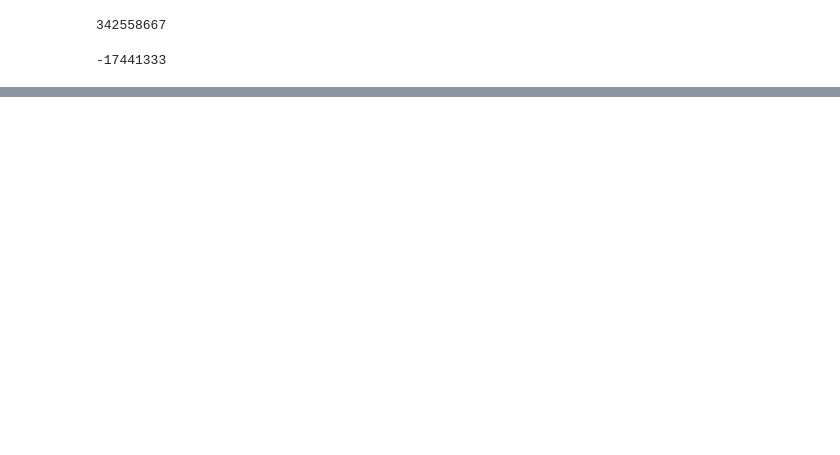
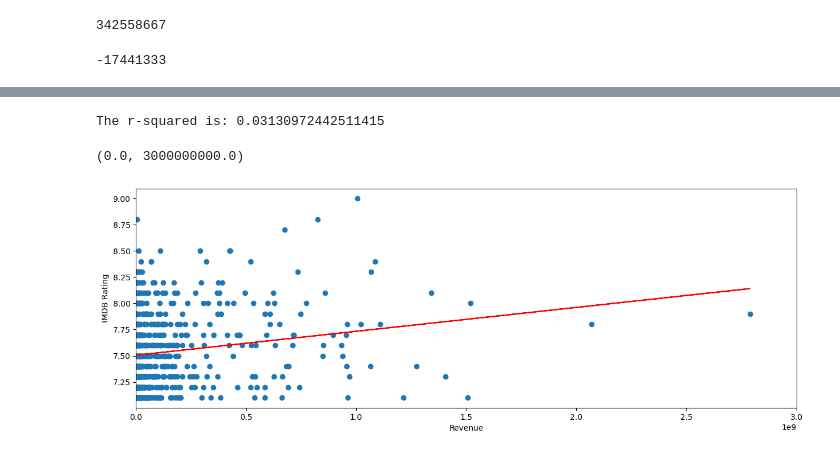
Before and after one commit to Robotrousers/Group1Proj1, a Jupyter notebook: movies_ratings.ipynb, the cells around one changed output, grey strips where cells are left out. Drawn from its saved outputs; the diff is of its cells as text; code cells hidden in the pictures; blank space fills up the shorter version.

```diff
--- a/movies_ratings.ipynb
+++ b/movies_ratings.ipynb
@@ -406,0 +407,10 @@ budget_center
+# %%
+x_values = high_rating['Revenue']
+y_values = high_rating['IMDB Rating']
+plt.figure(figsize=(15,5))
+line_reg(x_values, y_values, 'Revenue', 'IMDB Rating')
+plt.xlim(0, 3000000000)
+# %% [output]
+The r-squared is: 0.03130972442511415
+(0.0, 3000000000.0)
+[figure, added]
```
Also changed, not shown: parts of 12 cells of this notebook, 3 other files.
